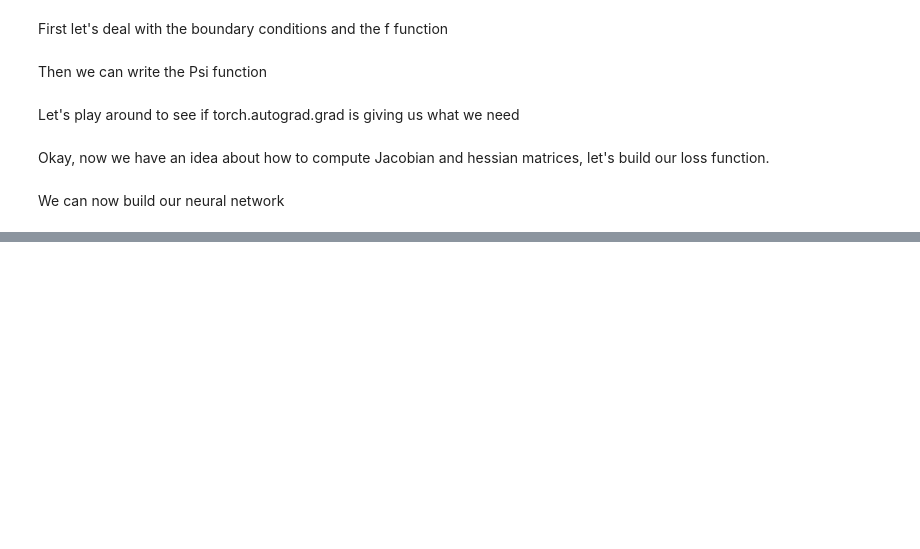
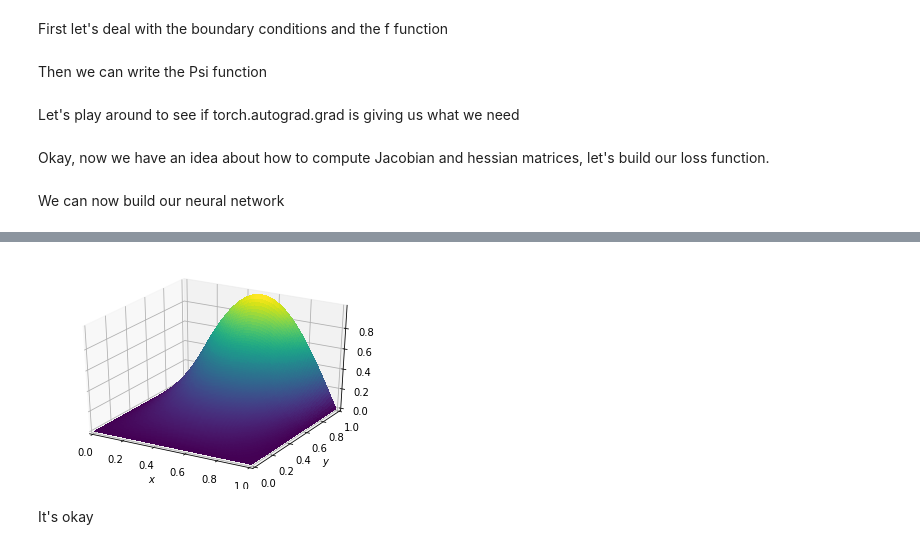
Before and after one commit to Plemeur/pre_stage, a Jupyter notebook: test_generative/test_generative.ipynb, the cells around one changed output, grey strips where cells are left out. Drawn from its saved outputs; the diff is of its cells as text; code cells hidden in the pictures; blank space fills up the shorter version.

```diff
--- a/test_generative/test_generative.ipynb
+++ b/test_generative/test_generative.ipynb
@@ -21,8 +20,8 @@ In the end, the loss function is $ E[p] = \sum_i \{\frac{\partial}{\partial x^2}
 First let's deal with the boundary conditions and the f function
 # %%
 alpha = pi/2 ; beta = pi # We use those to be able to compare to an exact solution
-def A(X) : return torch.sin(alpha*X[:,0])*torch.cos(beta*X[:,1])
-def f(X) : return (alpha**2 + beta**2)*torch.sin(alpha*X[:,0])*torch.cos(beta*X[:,0])
+def A(X) : return X[:,1] * torch.sin(pi*X[:,0])
+def f(X) : return 0
 # %% [markdown]
 Then we can write the Psi function
 # %%
@@ -92,0 +126,18 @@ epoch 1000, loss 5.059935569763184
+# %%
+N = model(X)
+u_model = np.reshape(Psi(X, N).cpu().data.numpy(),[s,s])
+
+fig = plt.figure()
+ax = fig.gca(projection='3d')
+surf = ax.plot_surface(x, y, u_model, rstride=1, cstride=1, cmap=cm.viridis,
+        linewidth=0, antialiased=False)
+
+ax.set_xlim(0, 1)
+ax.set_ylim(0, 1)
+
+ax.set_xlabel('$x$')
+ax.set_ylabel('$y$');
+# %% [output]
+[figure, added]
+# %% [markdown]
+It's okay
```
Also changed, not shown: parts of 11 cells of this notebook.
